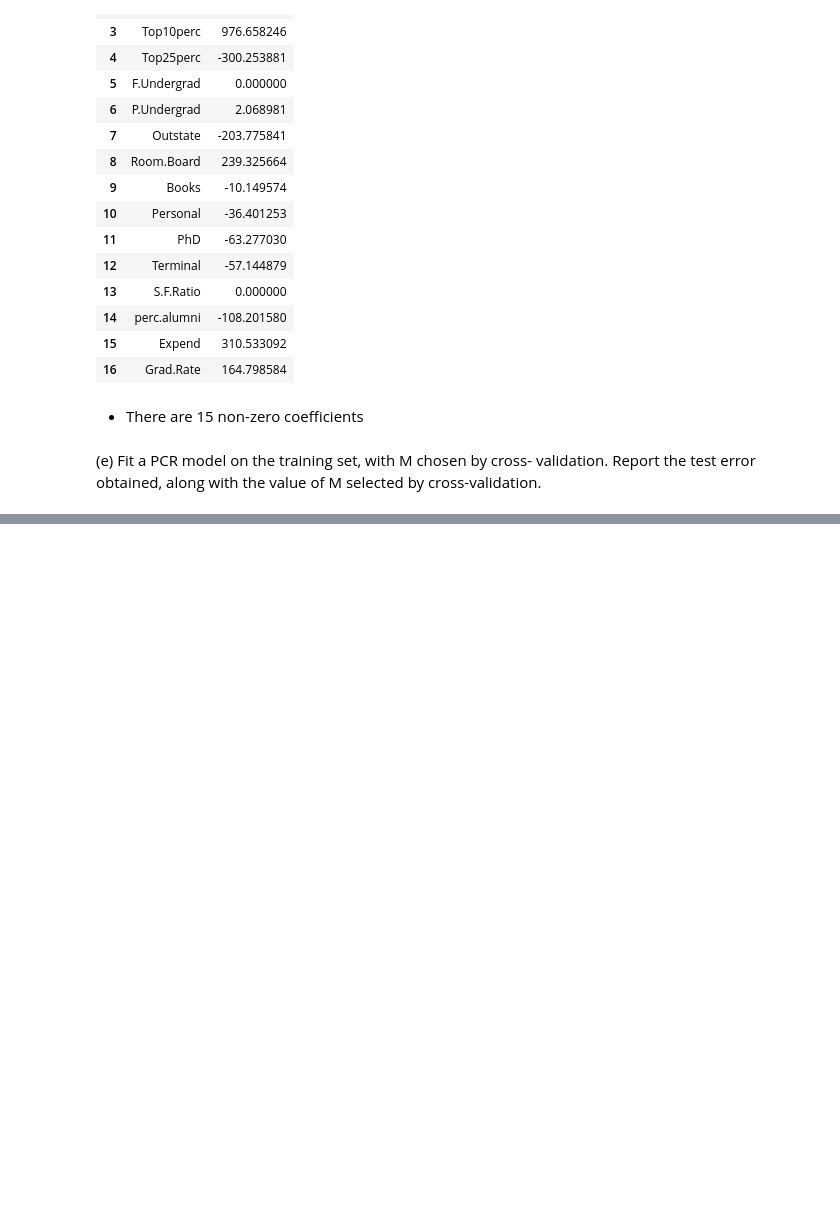
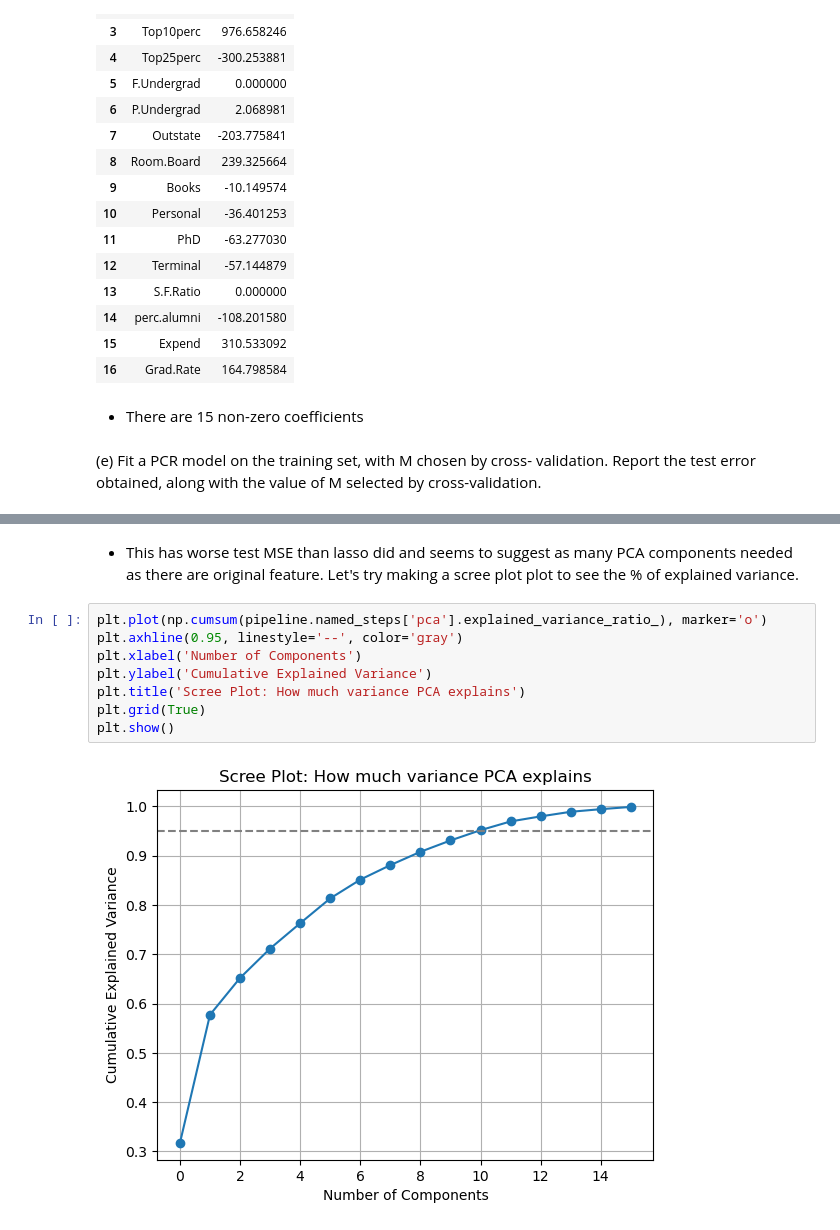
Before and after one commit to reggiebain/islp-solutions, a Jupyter notebook: Ch6-Applied.ipynb, the cells around one changed output, grey strips where cells are left out. Cells and saved outputs as stored; diff of their text form; blank space fills up the shorter version.

```diff
--- a/Ch6-Applied.ipynb
+++ b/Ch6-Applied.ipynb
@@ -569,0 +620,12 @@ coef_df
+# %% [markdown]
+- This has worse test MSE than lasso did and seems to suggest as many PCA components needed as there are original feature. Let's try making a scree plot plot to see the % of explained variance.
+# %%
+plt.plot(np.cumsum(pipeline.named_steps['pca'].explained_variance_ratio_), marker='o')
+plt.axhline(0.95, linestyle='--', color='gray')
+plt.xlabel('Number of Components')
+plt.ylabel('Cumulative Explained Variance')
+plt.title('Scree Plot: How much variance PCA explains')
+plt.grid(True)
+plt.show()
+# %% [output]
+[figure, added]
```
Also changed, not shown: parts of 35 cells of this notebook.
